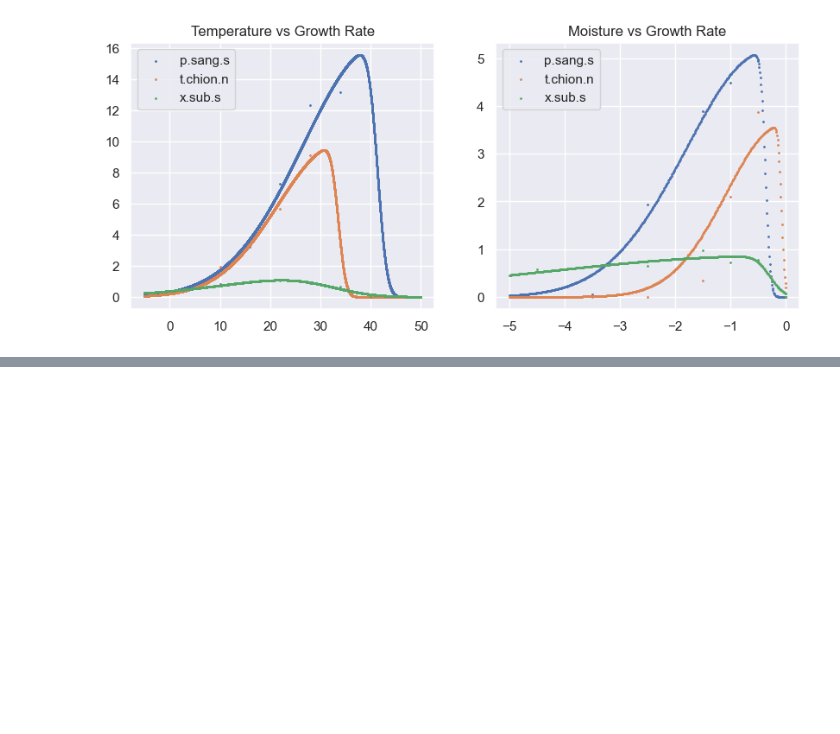
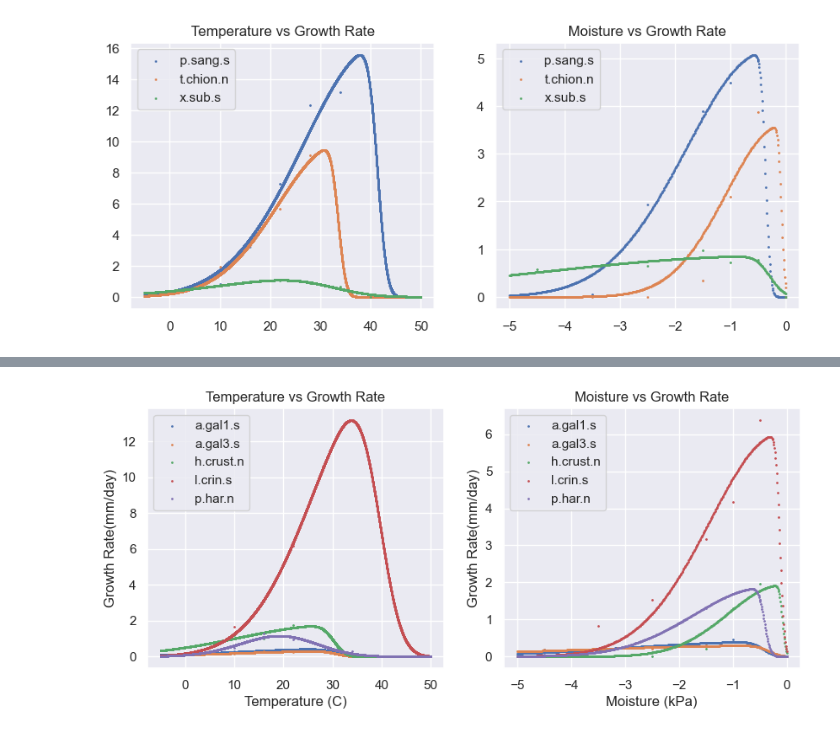
Before and after one commit to SILENT-GUO/MCM_works, a Jupyter notebook: 2021TaskA/dataPreProcessing.ipynb, the cells around one changed output, grey strips where cells are left out. Saved outputs shown, nothing was run; the diff lists cells and outputs as text; code cells hidden in the pictures; blank space fills up the shorter version.

```diff
--- a/2021TaskA/dataPreProcessing.ipynb
+++ b/2021TaskA/dataPreProcessing.ipynb
@@ -82,0 +74,83 @@ Files exist and are not empty
+# %%
+
+if  (os.path.exists('./3fungi_data/fungi_a.gal1.s_temp.csv')  and os.path.exists('./3fungi_data/fungi_h.crust.n_temp.csv')  and os.path.exists('./3fungi_data/fungi_p.har.n_temp.csv') and os.path.exists('./3fungi_data/fungi_a.gal3.s_temp.csv') and os.path.exists('./3fungi_data/fungi_l.crin.s_temp.csv') \
+    and os.path.exists('./3fungi_data/fungi_a.gal1.s_moist.csv') and os.path.exists('./3fungi_data/fungi_h.crust.n_moist.csv') and os.path.exists('./3fungi_data/fungi_p.har.n_moist.csv') and os.path.exists('./3fungi_data/fungi_a.gal3.s_moist.csv') and os.path.exists('./3fungi_data/fungi_l.crin.s_moist.csv')) is not True:
+    # print(os.path.exists('./3fungi_data/fungi_a.gal1.s_moist.csv'), os.path.exists('./3fungi_data/fungi_h.crust.n_moisture.csv'), os.path.exists('./3fungi_data/fungi_p.har.n_moisture.csv'), os.path.exists('./3fungi_data/fungi_a.gal3.s_moisture.csv'), os.path.exists('./3fungi_data/fungi_l.crin.s_moisture.csv'))
+    # print((os.path.exists('./3fungi_data/fungi_p.har.n_temp.csv') and os.path.exists('./3fungi_data/fungi_a.gal3.s_temp.csv') and os.path.exists('./3fungi_data/fungi_l.crin.s_temp.csv') and os.path.exists('./3fungi_data/fungi_a.gal1.s_moisture.csv') and os.path.exists('./3fungi_data/fungi_h.crust.n_moisture.csv') and os.path.exists('./3fungi_data/fungi_p.har.n_moisture.csv') and os.path.exists('./3fungi_data/fungi_a.gal3.s_moisture.csv') and os.path.exists('./3fungi_data/fungi_l.crin.s_moisture.csv')) == False)
+    fungi_temp_growth = pd.read_csv('./original_data/Fungi_temperature_curves.csv')
+    fungi_species = ["a.gal1.s", "a.gal3.s", "h.crust.n", "l.crin.s", "p.har.n"]
+    ### Selecting the required columns with the required species
+    required_data = fungi_temp_growth[fungi_temp_growth['species'].isin(fungi_species)]
+    ### export to csv
+    required_data.to_csv('./3fungi_data/fungi_temp_afhlm.csv', index=False)
+    ### split the data into three dataframes according to the species
+    a1_data = required_data[required_data['species'] == 'a.gal1.s']
+    a3_data = required_data[required_data['species'] == 'a.gal3.s']
+    h_data = required_data[required_data['species'] == 'h.crust.n']
+    l_data = required_data[required_data['species'] == 'l.crin.s']
+    p_data = required_data[required_data['species'] == 'p.har.n']
+    ### export to csv respectively
+    a1_data.to_csv('./3fungi_data/fungi_a.gal1.s_temp.csv', index=False)
+    a3_data.to_csv('./3fungi_data/fungi_a.gal3.s_temp.csv', index=False)
+    h_data.to_csv('./3fungi_data/fungi_h.crust.n_temp.csv', index=False)
+    l_data.to_csv('./3fungi_data/fungi_l.crin.s_temp.csv', index=False)
+    p_data.to_csv('./3fungi_data/fungi_p.har.n_temp.csv', index=False)
+    ### then doing the same for the moisture data
+    fungi_temp_growth = pd.read_csv('./original_data/Fungi_moisture_curves.csv')
+    fungi_species = ["a.gal1.s", "a.gal3.s", "h.crust.n", "l.crin.s", "p.har.n"]
+    ### Selecting the required columns with the required species
+    required_data = fungi_temp_growth[fungi_temp_growth['species'].isin(fungi_species)]
+    ### export to csv
+    required_data.to_csv('./3fungi_data/fungi_moisture_afhlm.csv', index=False)
+    ### split the data into three dataframes according to the species
+    a1_data = required_data[required_data['species'] == 'a.gal1.s']
+    a3_data = required_data[required_data['species'] == 'a.gal3.s']
+    h_data = required_data[required_data['species'] == 'h.crust.n']
+    l_data = required_data[required_data['species'] == 'l.crin.s']
+    p_data = required_data[required_data['species'] == 'p.har.n']
+    ### export to csv respectively
+    a1_data.to_csv('./3fungi_data/fungi_a.gal1.s_moist.csv', index=False)
+    a3_data.to_csv('./3fungi_data/fungi_a.gal3.s_moist.csv', index=False)
+    h_data.to_csv('./3fungi_data/fungi_h.crust.n_moist.csv', index=False)
+    l_data.to_csv('./3fungi_data/fungi_l.crin.s_moist.csv', index=False)
+    p_data.to_csv('./3fungi_data/fungi_p.har.n_moist.csv', index=False)
+else:
+    print('Files exist and are not empty')
+    ### read temperature data
+    a1_temp_data = pd.read_csv('./3fungi_data/fungi_a.gal1.s_temp.csv')
+    a3_temp_data = pd.read_csv('./3fungi_data/fungi_a.gal3.s_temp.csv')
+    h_temp_data = pd.read_csv('./3fungi_data/fungi_h.crust.n_temp.csv')
+    l_temp_data = pd.read_csv('./3fungi_data/fungi_l.crin.s_temp.csv')
+    p_temp_data = pd.read_csv('./3fungi_data/fungi_p.har.n_temp.csv')
+    ### read moisture data
+    a1_moist_data = pd.read_csv('./3fungi_data/fungi_a.gal1.s_moist.csv')
+    a3_moist_data = pd.read_csv('./3fungi_data/fungi_a.gal3.s_moist.csv')
+    h_moist_data = pd.read_csv('./3fungi_data/fungi_h.crust.n_moist.csv')
+    l_moist_data = pd.read_csv('./3fungi_data/fungi_l.crin.s_moist.csv')
+    p_moist_data = pd.read_csv('./3fungi_data/fungi_p.har.n_moist.csv')
+    ### plot the scatter plot between the temperature and growth rate
+    ### Q: what is s here?
+    ### A: s is the size of the marker
+    plt.figure(figsize=(10, 4))
+    plt.subplot(1, 2, 1)
+    plt.title('Temperature vs Growth Rate')
+    plt.xlabel('Temperature (C)')
+    plt.ylabel('Growth Rate(mm/day)')
+    plt.scatter(a1_temp_data['temp_c'], a1_temp_data['hyphal_rate'], label='a.gal1.s', s=1)
+    plt.scatter(a3_temp_data['temp_c'], a3_temp_data['hyphal_rate'], label='a.gal3.s', s=1)
+    plt.scatter(h_temp_data['temp_c'], h_temp_data['hyphal_rate'], label='h.crust.n', s=1)
+    plt.scatter(l_temp_data['temp_c'], l_temp_data['hyphal_rate'], label='l.crin.s', s=1)
+    plt.scatter(p_temp_data['temp_c'], p_temp_data['hyphal_rate'], label='p.har.n', s=1)
+    plt.legend()
+    plt.subplot(1, 2, 2)
+    plt.title('Moisture vs Growth Rate')
+    plt.xlabel('Moisture (kPa)')
+    plt.ylabel('Growth Rate(mm/day)')
+    plt.scatter(a1_moist_data['matric_pot'], a1_moist_data['hyphal_rate'], label='a.gal1.s', s=1)
+    plt.scatter(a3_moist_data['matric_pot'], a3_moist_data['hyphal_rate'], label='a.gal3.s', s=1)
+    plt.scatter(h_moist_data['matric_pot'], h_moist_data['hyphal_rate'], label='h.crust.n', s=1)
+    plt.scatter(l_moist_data['matric_pot'], l_moist_data['hyphal_rate'], label='l.crin.s', s=1)
+    plt.scatter(p_moist_data['matric_pot'], p_moist_data['hyphal_rate'], label='p.har.n', s=1)
+    plt.legend()
+    plt.show()
+# %% [output]
@@ -82,0 +158 @@ Files exist and are not empty
+[figure, added]
```
Also changed, not shown: parts of 4 cells of this notebook, 20 other files.
